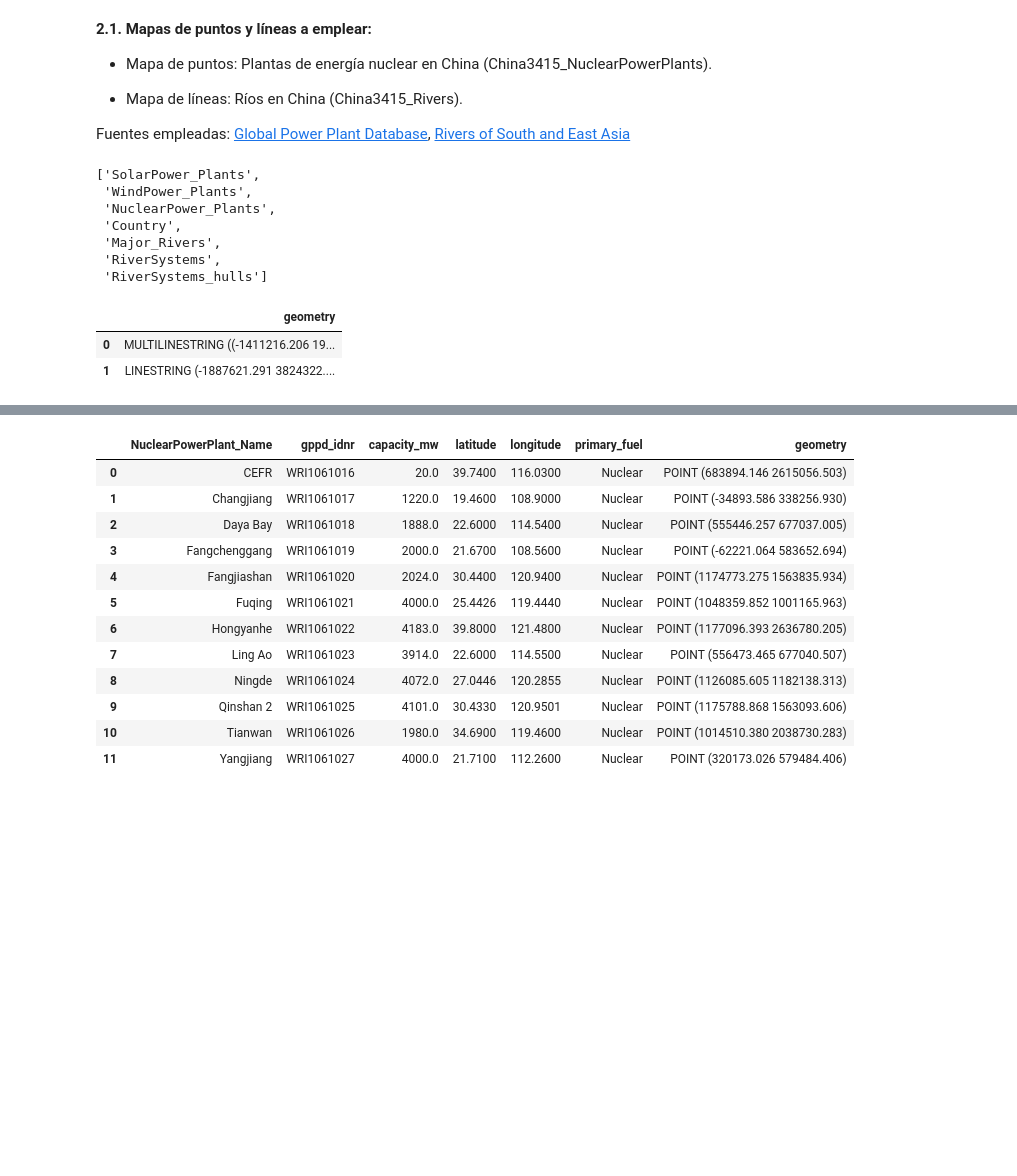
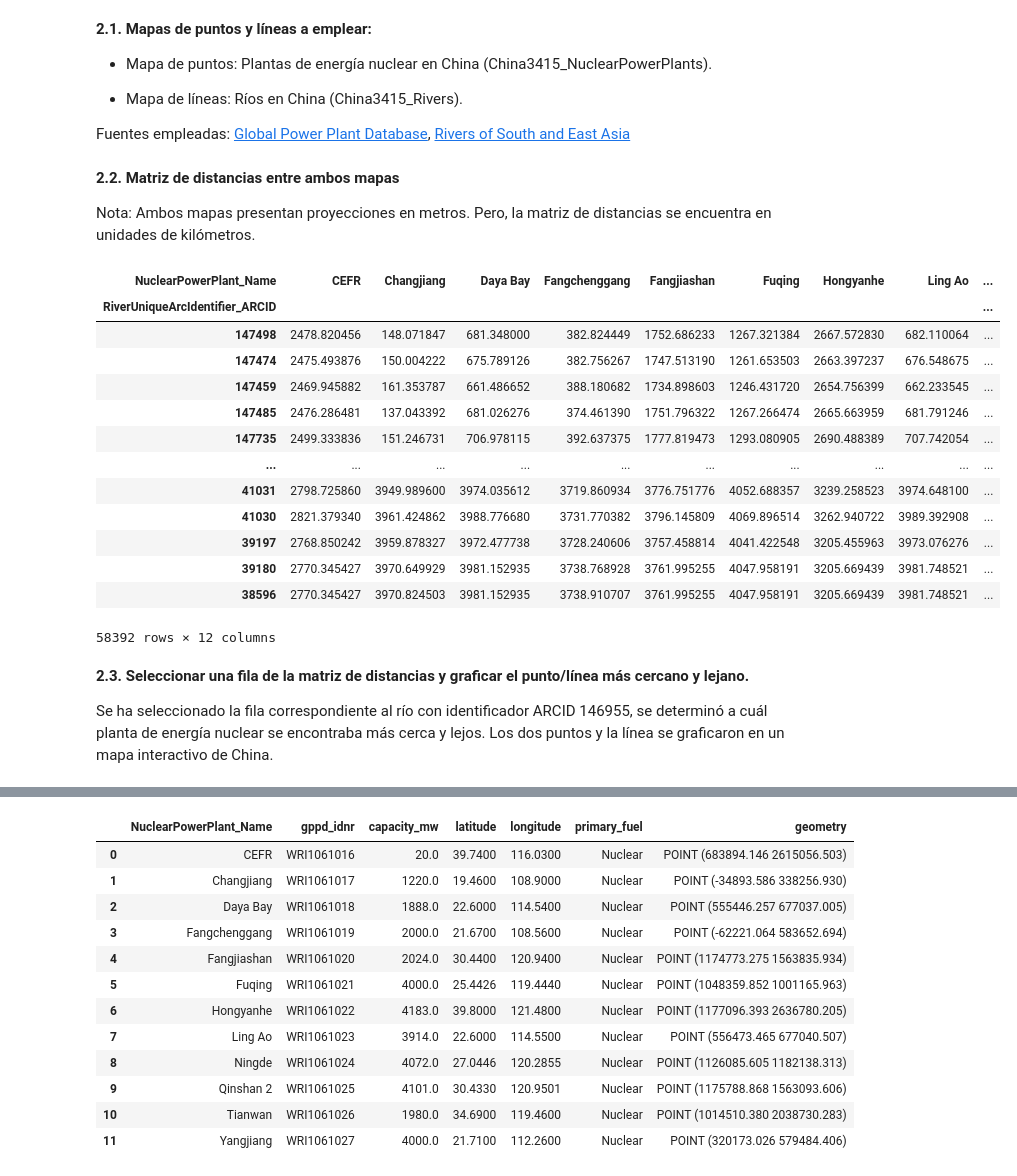
Before and after one commit to Ciencia-de-datos-espaciales-2023-2/Evaluacion4_1ra-Parte_Mining_GeoDFs, a Jupyter notebook: Evaluación#4_1ra-Parte_Mining_GeoDFs.ipynb, the cells around one changed output, grey strips where cells are left out. Saved outputs shown, nothing was run; the diff lists cells and outputs as text; code cells hidden in the pictures; blank space fills up the shorter version.

```diff
--- a/Evaluación#4_1ra-Parte_Mining_GeoDFs.ipynb
+++ b/Evaluación#4_1ra-Parte_Mining_GeoDFs.ipynb
@@ -108,25 +101,39 @@ Fuente empleada: [Global Power Plant Database](https://datasets.wri.org/dataset/
 
 Fuentes empleadas: [Global Power Plant Database](https://datasets.wri.org/dataset/globalpowerplantdatabase), [Rivers of South and East Asia](https://data.apps.fao.org/catalog/iso/dc2a5121-0b32-482b-bd9b-64f7a414fa0d)
 # %%
-China3415 = "https://github.com/Ciencia-de-datos-espaciales-2023-2/Evaluacion4_1ra-Parte_Mining_GeoDFs/raw/main/maps/China3415/China3415_Maps.gpkg"
-from fiona import listlayers
-listlayers(China3415)
+China3415_NuclearPowerPlants = gpd.read_file(China3415_PowerPlants,layer="Nuclear")
+
+China3415_GeoMaps = "https://github.com/Ciencia-de-datos-espaciales-2023-2/Evaluacion4_1ra-Parte_Mining_GeoDFs/raw/main/maps/China_3415/China3415_GeoMaps.gpkg"
+China3415_Rivers = gpd.read_file(China3415_GeoMaps,layer="Rivers")
-# %% [output]
-['SolarPower_Plants',
- 'WindPower_Plants',
- 'NuclearPower_Plants',
- 'Country',
- 'Major_Rivers',
- 'RiverSystems',
- 'RiverSystems_hulls']
+# %% [markdown]
+**2.2. Matriz de distancias entre ambos mapas**
+
+Nota: Ambos mapas presentan proyecciones en metros. Pero, la matriz de distancias se encuentra en unidades de kilómetros.
 # %%
-China3415_NuclearPowerPlants = gpd.read_file(China3415,layer="NuclearPower_Plants")
-China3415_MajorRivers = gpd.read_file(China3415,layer="Major_Rivers")
-China3415_RiverSystems = gpd.read_file(China3415,layer="RiverSystems")
-China3415_RiverSystems_hulls = gpd.read_file(China3415,layer="RiverSystems_hulls")
+China3415_NuclearPowerPlants_n = China3415_NuclearPowerPlants.set_index("NuclearPowerPlant_Name")
+China3415_Rivers_n = China3415_Rivers.set_index("RiverUniqueArcIdentifier_ARCID")
+
+DistanceMatrix_RiverNuclearPlant = China3415_Rivers_n.geometry.apply\
+(lambda g: China3415_NuclearPowerPlants_n.geometry.distance(g)/1000)
+
+# Visualización de las 10 primeras filas de la matriz de distancias:
+DistanceMatrix_RiverNuclearPlant
+# %% [output]
+| NuclearPowerPlant_Name | CEFR | Changjiang | Daya Bay | Fangchenggang | Fangjiashan | Fuqing | Hongyanhe | Ling Ao | ... |
+| RiverUniqueArcIdentifier_ARCID |  |  |  |  |  |  |  |  | ... |
+| 147498 | 2478.820456 | 148.071847 | 681.348000 | 382.824449 | 1752.686233 | 1267.321384 | 2667.572830 | 682.110064 | ... |
+| 147474 | 2475.493876 | 150.004222 | 675.789126 | 382.756267 | 1747.513190 | 1261.653503 | 2663.397237 | 676.548675 | ... |
+| 147459 | 2469.945882 | 161.353787 | 661.486652 | 388.180682 | 1734.898603 | 1246.431720 | 2654.756399 | 662.233545 | ... |
+| 147485 | 2476.286481 | 137.043392 | 681.026276 | 374.461390 | 1751.796322 | 1267.266474 | 2665.663959 | 681.791246 | ... |
+| 147735 | 2499.333836 | 151.246731 | 706.978115 | 392.637375 | 1777.819473 | 1293.080905 | 2690.488389 | 707.742054 | ... |
+| ... | ... | ... | ... | ... | ... | ... | ... | ... | ... |
+| 41031 | 2798.725860 | 3949.989600 | 3974.035612 | 3719.860934 | 3776.751776 | 4052.688357 | 3239.258523 | 3974.648100 | ... |
+| 41030 | 2821.379340 | 3961.424862 | 3988.776680 | 3731.770382 | 3796.145809 | 4069.896514 | 3262.940722 | 3989.392908 | ... |
+| 39197 | 2768.850242 | 3959.878327 | 3972.477738 | 3728.240606 | 3757.458814 | 4041.422548 | 3205.455963 | 3973.076276 | ... |
+| 39180 | 2770.345427 | 3970.649929 | 3981.152935 | 3738.768928 | 3761.995255 | 4047.958191 | 3205.669439 | 3981.748521 | ... |
+| 38596 | 2770.345427 | 3970.824503 | 3981.152935 | 3738.910707 | 3761.995255 | 4047.958191 | 3205.669439 | 3981.748521 | ... |
+58392 rows × 12 columns
-# %%
-China3415_RiverSystems
-# %% [output]
-|  | geometry |
-| 0 | MULTILINESTRING ((-1411216.206 19... |
-| 1 | LINESTRING (-1887621.291 3824322.... |
+# %% [markdown]
+**2.3. Seleccionar una fila de la matriz de distancias y graficar el punto/línea más cercano y lejano.**
+
+Se ha seleccionado la fila correspondiente al río con identificador ARCID 146955, se determinó a cuál planta de energía nuclear se encontraba más cerca y lejos. Los dos puntos y la línea se graficaron en un mapa interactivo de China.
```
Also changed, not shown: parts of 10 cells of this notebook, 5 other files.
